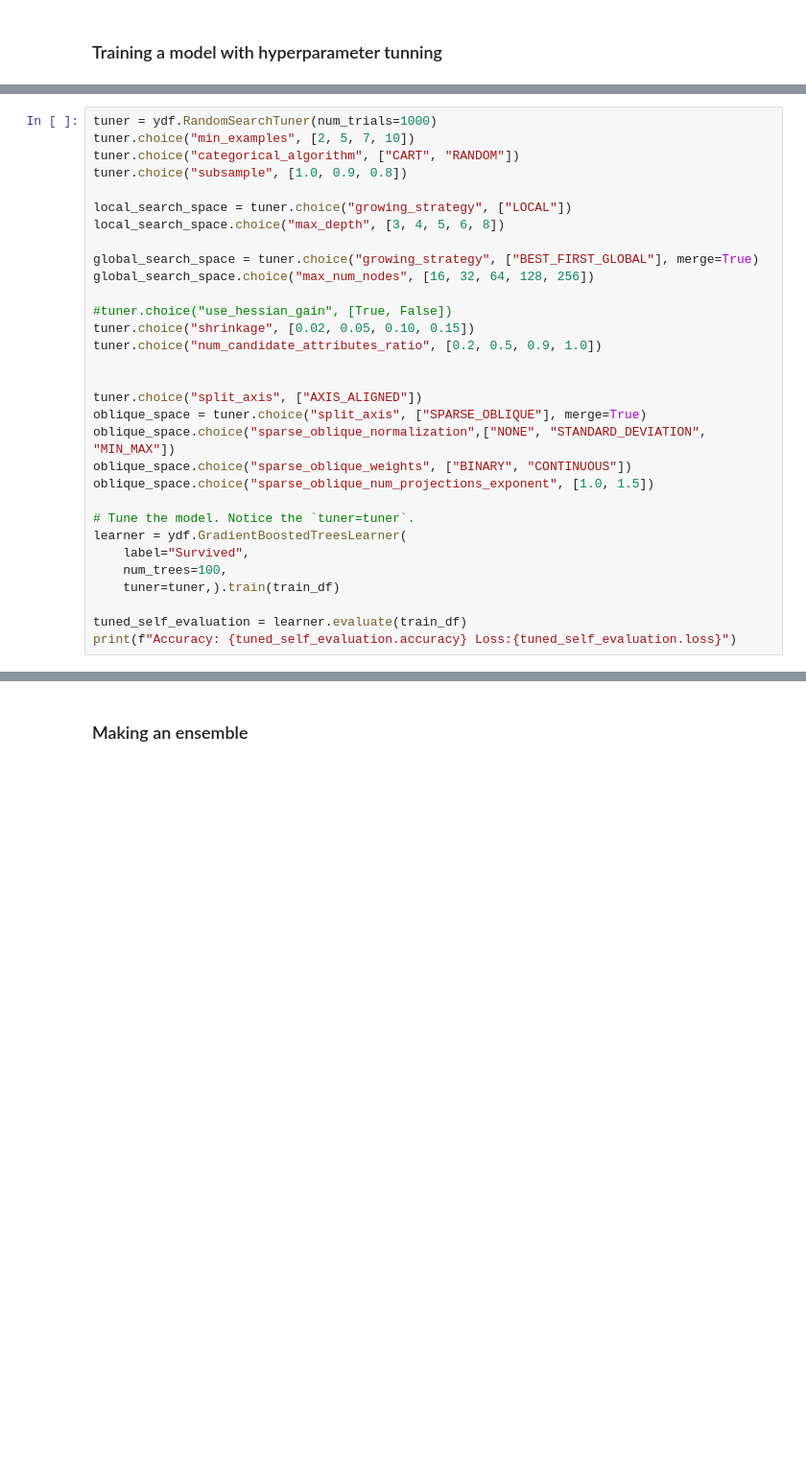
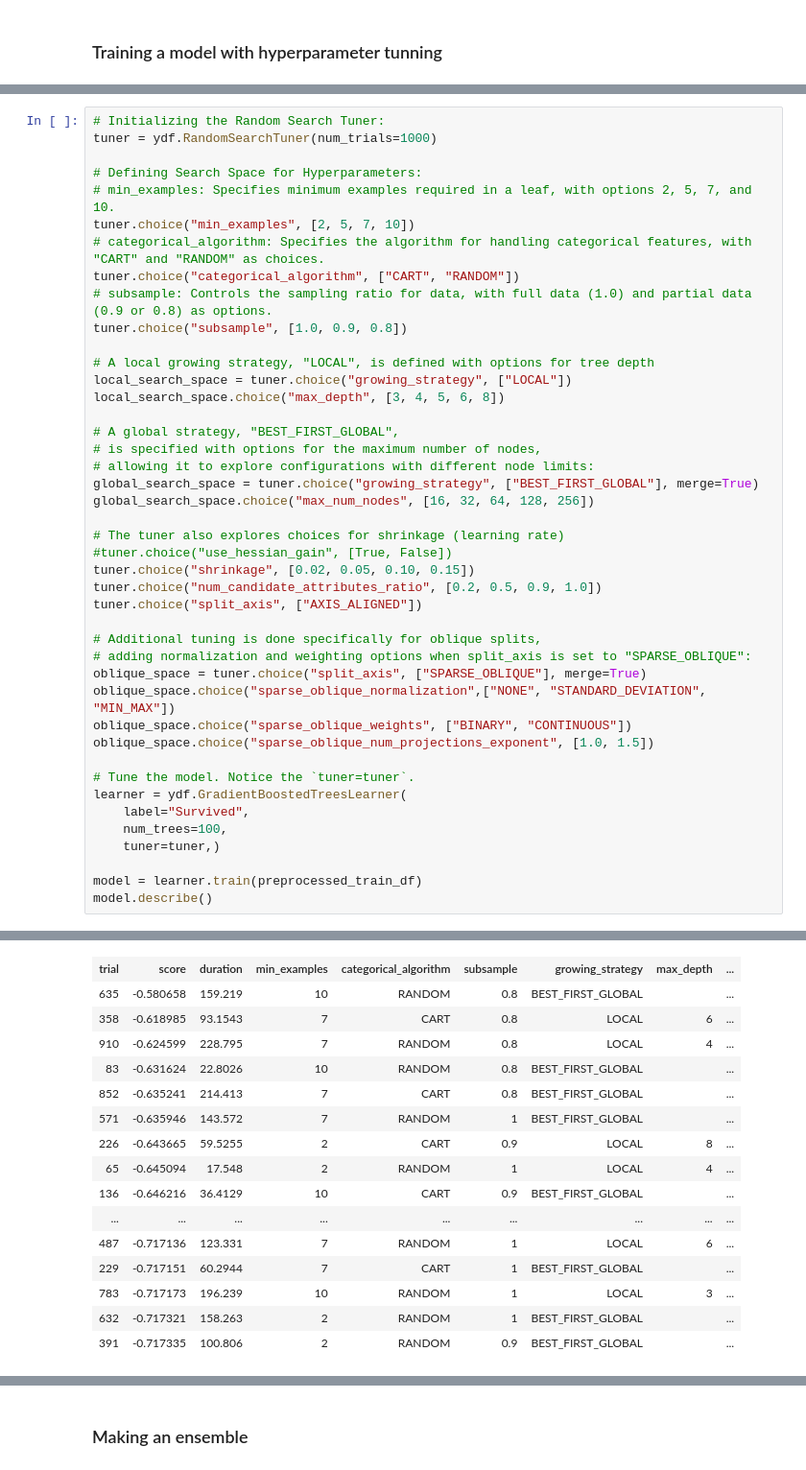
Before and after one commit to Yu11001/Titanic_kaggle, a Jupyter notebook: GradientBoostedTreesModel.ipynb, the cells around one changed output, grey strips where cells are left out. Shown at 96% size. Cells and saved outputs as stored; diff of their text form; blank space fills up the shorter version.

```diff
--- a/GradientBoostedTreesModel.ipynb
+++ b/GradientBoostedTreesModel.ipynb
@@ -127,21 +155,33 @@ Submission exported to D:/aSE411/project/submission1.csv
 # %%
+# Initializing the Random Search Tuner:
 tuner = ydf.RandomSearchTuner(num_trials=1000)
+
+# Defining Search Space for Hyperparameters:
+# min_examples: Specifies minimum examples required in a leaf, with options 2, 5, 7, and 10.
 tuner.choice("min_examples", [2, 5, 7, 10])
+# categorical_algorithm: Specifies the algorithm for handling categorical features, with "CART" and "RANDOM" as choices.
 tuner.choice("categorical_algorithm", ["CART", "RANDOM"])
+# subsample: Controls the sampling ratio for data, with full data (1.0) and partial data (0.9 or 0.8) as options.
 tuner.choice("subsample", [1.0, 0.9, 0.8])
 
+# A local growing strategy, "LOCAL", is defined with options for tree depth
 local_search_space = tuner.choice("growing_strategy", ["LOCAL"])
 local_search_space.choice("max_depth", [3, 4, 5, 6, 8])
 
+# A global strategy, "BEST_FIRST_GLOBAL",
+# is specified with options for the maximum number of nodes,
+# allowing it to explore configurations with different node limits:
 global_search_space = tuner.choice("growing_strategy", ["BEST_FIRST_GLOBAL"], merge=True)
 global_search_space.choice("max_num_nodes", [16, 32, 64, 128, 256])
 
+# The tuner also explores choices for shrinkage (learning rate)
 #tuner.choice("use_hessian_gain", [True, False])
 tuner.choice("shrinkage", [0.02, 0.05, 0.10, 0.15])
 tuner.choice("num_candidate_attributes_ratio", [0.2, 0.5, 0.9, 1.0])
+tuner.choice("split_axis", ["AXIS_ALIGNED"])
 
-
-tuner.choice("split_axis", ["AXIS_ALIGNED"])
+# Additional tuning is done specifically for oblique splits,
+# adding normalization and weighting options when split_axis is set to "SPARSE_OBLIQUE":
 oblique_space = tuner.choice("split_axis", ["SPARSE_OBLIQUE"], merge=True)
 oblique_space.choice("sparse_oblique_normalization",["NONE", "STANDARD_DEVIATION", "MIN_MAX"])
 oblique_space.choice("sparse_oblique_weights", ["BINARY", "CONTINUOUS"])
@@ -151,9 +191,9 @@ oblique_space.choice("sparse_oblique_num_projections_exponent", [1.0, 1.5])
 learner = ydf.GradientBoostedTreesLearner(
     label="Survived",
     num_trees=100,
-    tuner=tuner,).train(train_df)
+    tuner=tuner,)
 
-tuned_self_evaluation = learner.evaluate(train_df)
-print(f"Accuracy: {tuned_self_evaluation.accuracy} Loss:{tuned_self_evaluation.loss}")
+model = learner.train(preprocessed_train_df)
+model.describe()
 # %% [output]
 Train model on 891 examples
@@ -161,0 +211,16 @@ Accuracy: 0.9719416386083053 Loss:0.14614386160102255
+| trial | score | duration | min_examples | categorical_algorithm | subsample | growing_strategy | max_depth | ... |
+| 635 | -0.580658 | 159.219 | 10 | RANDOM | 0.8 | BEST_FIRST_GLOBAL |  | ... |
+| 358 | -0.618985 | 93.1543 | 7 | CART | 0.8 | LOCAL | 6 | ... |
+| 910 | -0.624599 | 228.795 | 7 | RANDOM | 0.8 | LOCAL | 4 | ... |
+| 83 | -0.631624 | 22.8026 | 10 | RANDOM | 0.8 | BEST_FIRST_GLOBAL |  | ... |
+| 852 | -0.635241 | 214.413 | 7 | CART | 0.8 | BEST_FIRST_GLOBAL |  | ... |
+| 571 | -0.635946 | 143.572 | 7 | RANDOM | 1 | BEST_FIRST_GLOBAL |  | ... |
+| 226 | -0.643665 | 59.5255 | 2 | CART | 0.9 | LOCAL | 8 | ... |
+| 65 | -0.645094 | 17.548 | 2 | RANDOM | 1 | LOCAL | 4 | ... |
+| 136 | -0.646216 | 36.4129 | 10 | CART | 0.9 | BEST_FIRST_GLOBAL |  | ... |
+| ... | ... | ... | ... | ... | ... | ... | ... | ... |
+| 487 | -0.717136 | 123.331 | 7 | RANDOM | 1 | LOCAL | 6 | ... |
+| 229 | -0.717151 | 60.2944 | 7 | CART | 1 | BEST_FIRST_GLOBAL |  | ... |
+| 783 | -0.717173 | 196.239 | 10 | RANDOM | 1 | LOCAL | 3 | ... |
+| 632 | -0.717321 | 158.263 | 2 | RANDOM | 1 | BEST_FIRST_GLOBAL |  | ... |
+| 391 | -0.717335 | 100.806 | 2 | RANDOM | 0.9 | BEST_FIRST_GLOBAL |  | ... |
```
Also changed, not shown: parts of 14 cells of this notebook, 8 other files.
